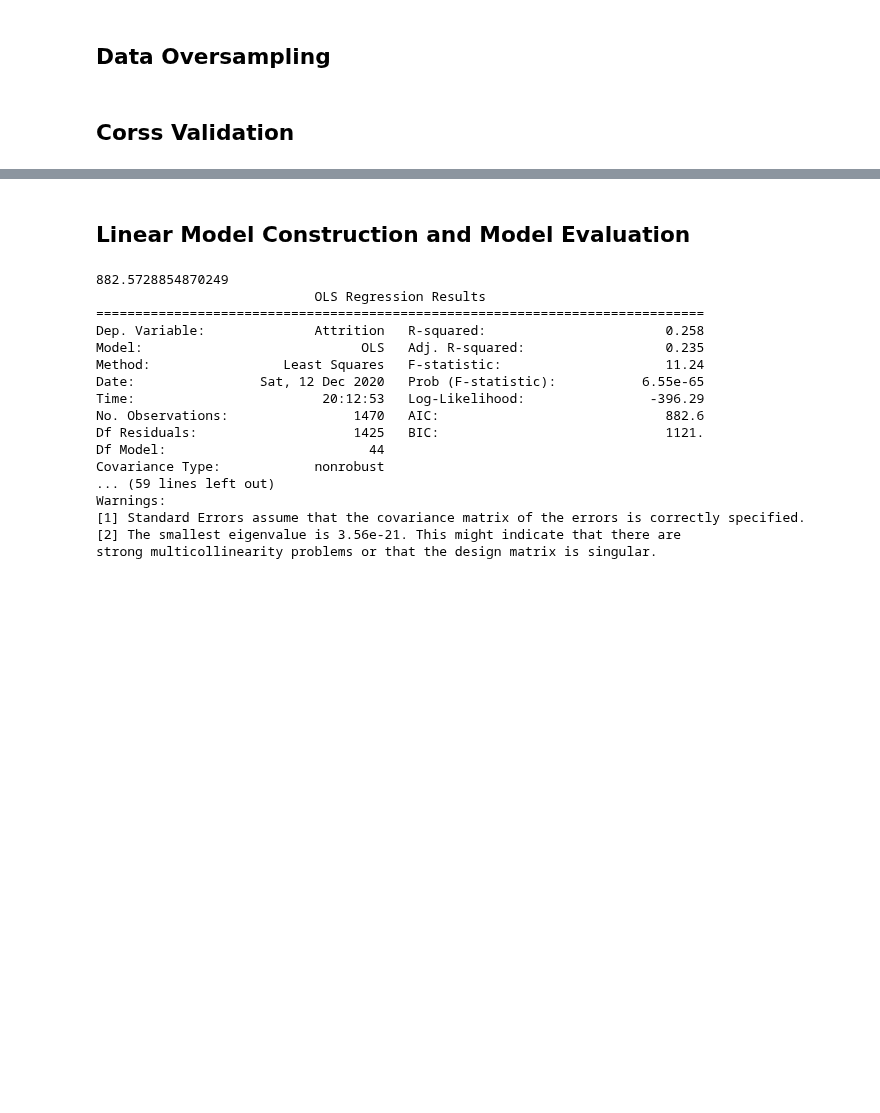
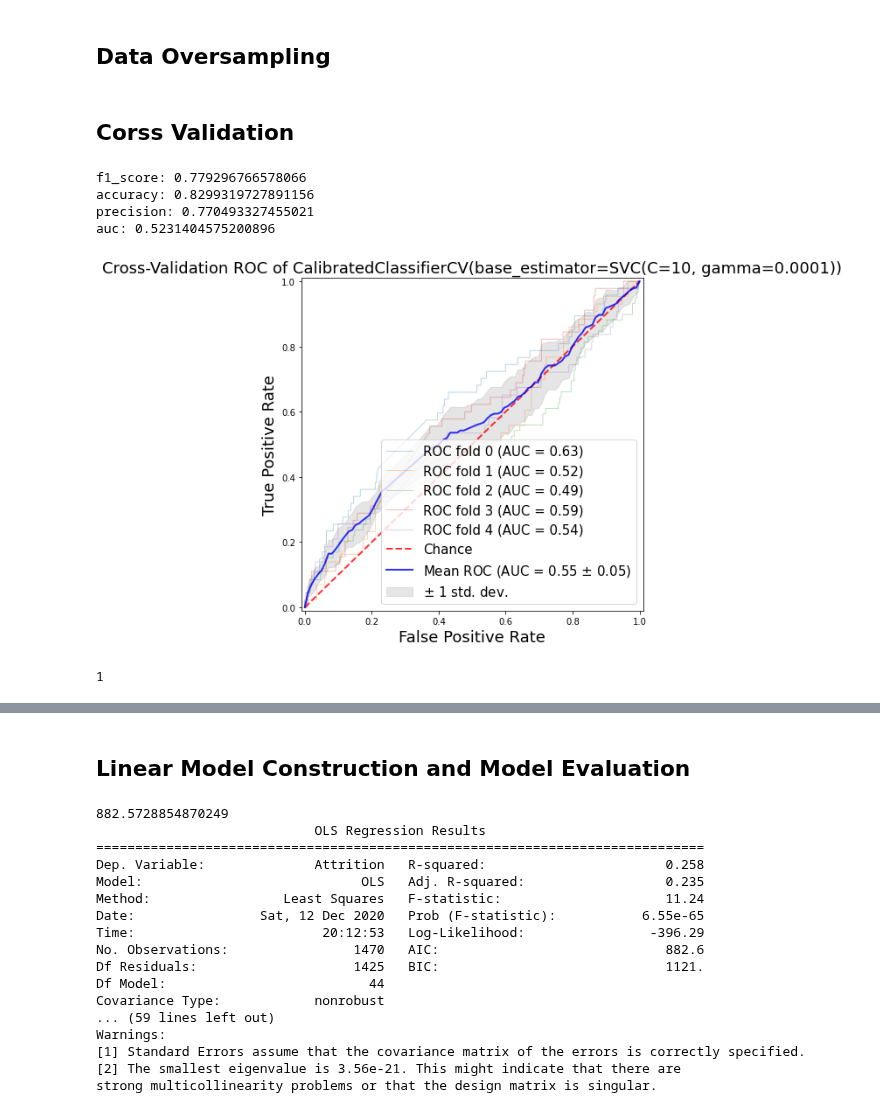
Before and after one commit to Xusong1998/Data-Analytics-Project, a Jupyter notebook: HR_Attrition_Data_Modeling.ipynb, the cells around one changed output, grey strips where cells are left out. Saved outputs shown, nothing was run; the diff lists cells and outputs as text; code cells hidden in the pictures; blank space fills up the shorter version.

```diff
--- a/HR_Attrition_Data_Modeling.ipynb
+++ b/HR_Attrition_Data_Modeling.ipynb
@@ -221,7 +224,6 @@ def cross_val(X,y,model_selected):
     kf = KFold(n_splits=5)
     f_score = []
     ac = []
-    recall = []
     precision=[]
     roc=[]
     tprs = []
@@ -248,12 +250,10 @@ def cross_val(X,y,model_selected):
 
         ac.append(accuracy_score(y_test, y_pred))
         f_score.append(f1_score(y_test, y_pred, average='weighted'))
-        recall.append(recall_score(y_test, y_pred, average='weighted'))
         precision.append(precision_score(y_test,y_pred,average='weighted'))
         roc.append(roc_auc_score(y_test,y_pred,average='weighted'))
     print(f'f1_score: {sum(f_score)/len(f_score)}')
     print(f'accuracy: {sum(ac)/len(ac)}')
-    print(f'recall: {sum(recall)/len(recall)}')
     print(f'precision: {sum(precision)/len(precision)}')
     print(f'auc: {sum(roc)/len(roc)}')
     plt.plot([0, 1], [0, 1], linestyle='--', lw=2, color='r',
@@ -280,3 +280,21 @@ def cross_val(X,y,model_selected):
     plt.title('Cross-Validation ROC of '+str(model_selected),fontsize=18)
     plt.legend(loc="lower right", prop={'size': 15})
     plt.show()
+# %%
+svclassifier = SVC(C=10,gamma=0.0001,kernel='rbf')
+clf=CalibratedClassifierCV(svclassifier)
+cross_val(X,y,clf)
+# %% [output]
+f1_score: 0.779296766578066
+accuracy: 0.8299319727891156
+precision: 0.770493327455021
+auc: 0.5231404575200896
+[figure, added]
+# %%
+hello=1
+def check(item):
+    if item==hello:
+        print(item)
+check(hello)
+# %% [output]
+1
```
Also changed, not shown: parts of 6 cells of this notebook.
